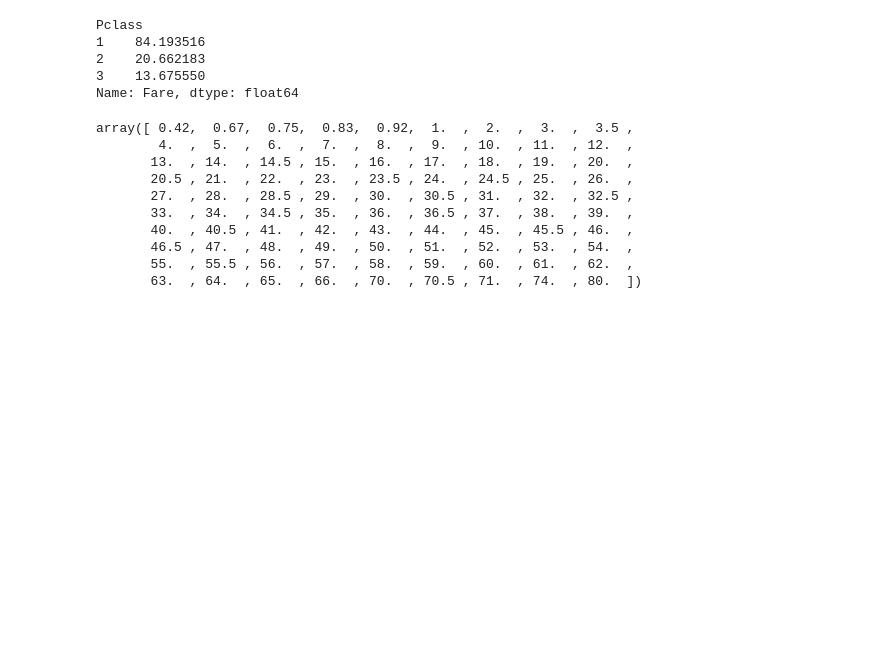
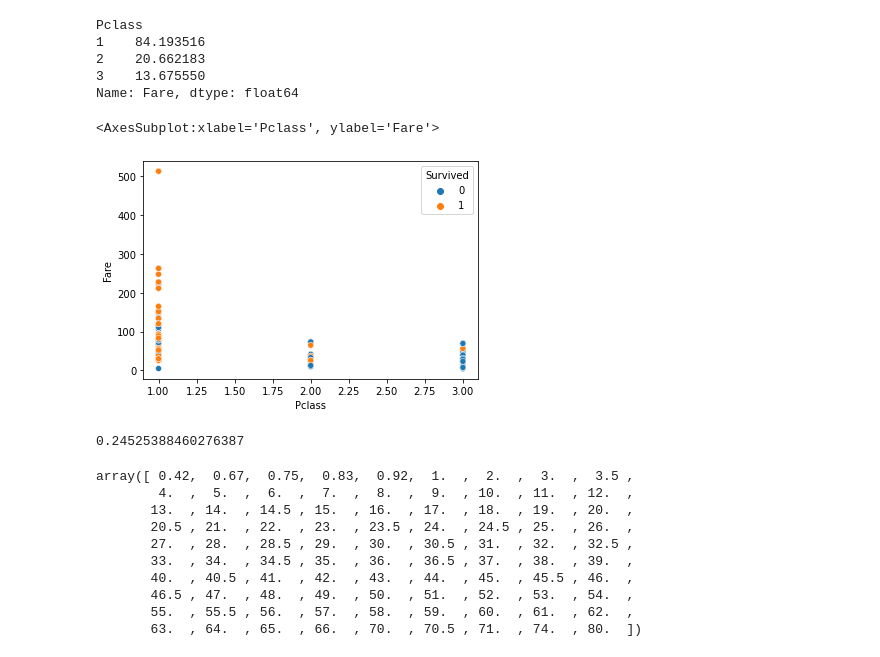
Before and after one commit to joshi-n/Projects, a Jupyter notebook: Titanic/Titanic - 1.ipynb, the cells around one changed output. Drawn from its saved outputs; the diff is of its cells as text; code cells hidden in the pictures; blank space fills up the shorter version.

```diff
--- a/Titanic/Titanic - 1.ipynb
+++ b/Titanic/Titanic - 1.ipynb
@@ -296,4 +335,13 @@ Name: Fare, dtype: float64
 train.loc[(train.Fare == 0) & (train.Pclass == 1), 'Fare'] = 84.2
 train.loc[(train.Fare == 0) & (train.Pclass == 2), 'Fare'] = 20.6
 train.loc[(train.Fare == 0) & (train.Pclass == 3), 'Fare'] = 13.7
+# %%
+sns.scatterplot(x=train.Pclass, y=train.Fare, hue = train.Survived)
+# %% [output]
+<AxesSubplot:xlabel='Pclass', ylabel='Fare'>
+[figure, added]
+# %%
+train.Fare.corr(train.Survived)
+# %% [output]
+0.24525388460276387
 # %%
```
Also changed, not shown: parts of 56 cells of this notebook, 1 other file.
